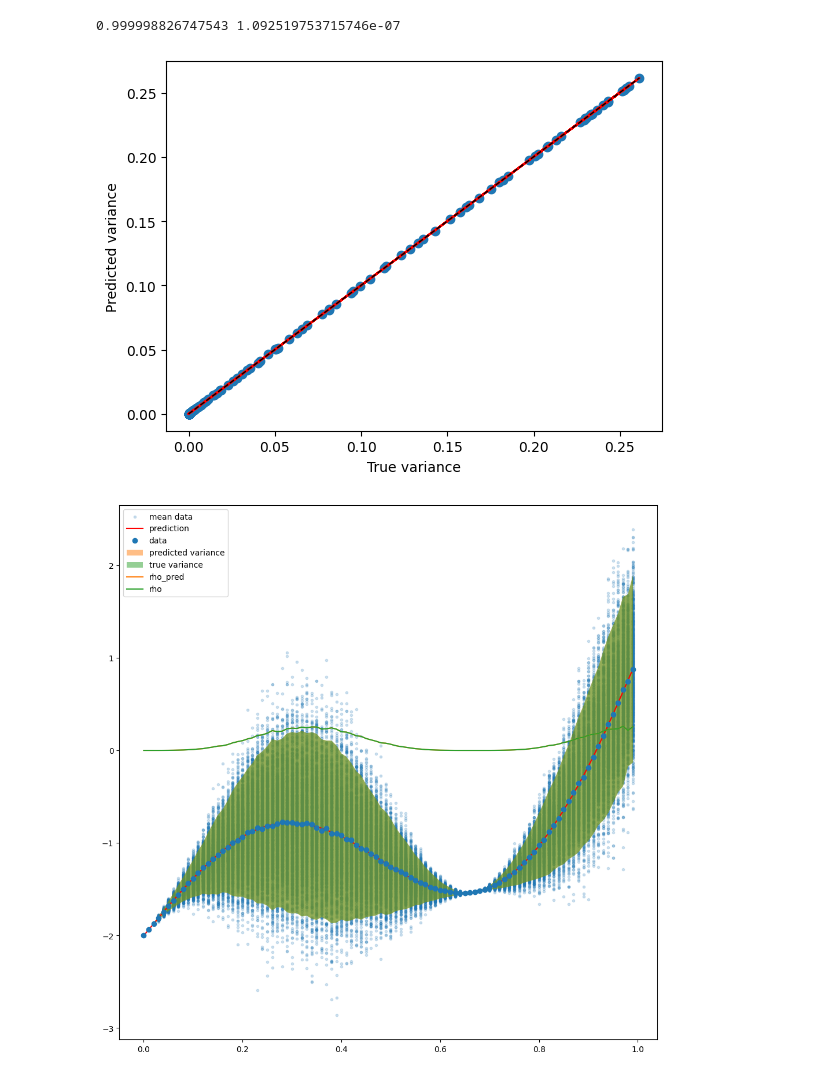
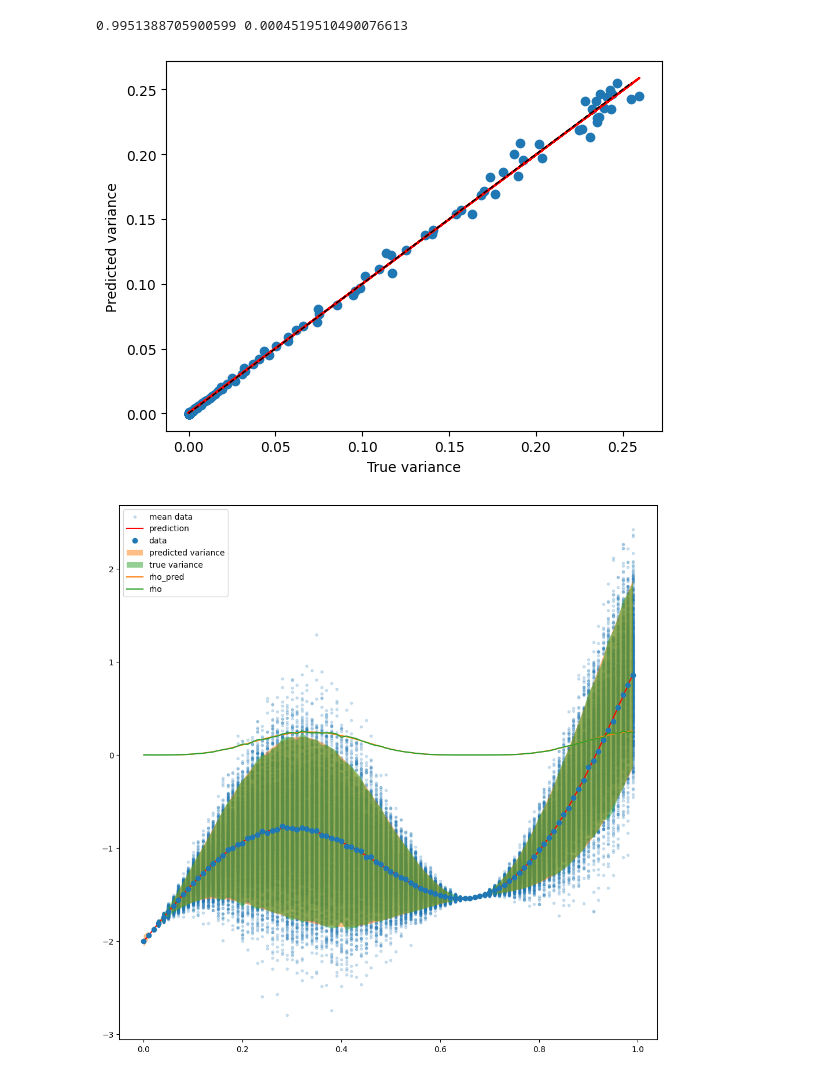
Before and after one commit to Queimo/DGEMO, a Jupyter notebook: debug_noise_model.ipynb, the cells around one changed output. Saved outputs shown, nothing was run; the diff lists cells and outputs as text; code cells hidden in the pictures.

Commit message:
only pretrained noise model (remove noise added loss term)

```diff
--- a/debug_noise_model.ipynb
+++ b/debug_noise_model.ipynb
@@ -71,9 +71,9 @@ def initialize_model(train_x, train_y, train_rho=None):
         model = SingleTaskGP(
             train_X=train_x,
             train_Y=train_y_mean[..., i:i+1],
-            train_Yvar=train_y_var[..., i:i+1],
+            # train_Yvar=train_y_var[..., i:i+1],
             # input_transform=self.input_transform,
-            outcome_transform=Standardize(m=1),
+            # outcome_transform=Standardize(m=1),
             )
 
         models.append(model)
@@ -114,7 +114,6 @@ X_pred, Y_pred = transform.undo(x_pred, y_pred)
 Y_pred = y_pred
 S_pred = var['S']
 rho_pred = np.exp(var['rho_F'])
-rho_pred = noise_model.posterior(torch.tensor(x_pred, **tkwargs),
-                                 ).mean.cpu().detach().numpy()
+rho_pred = noise_model.posterior(torch.tensor(x_pred, **tkwargs)).mean.cpu().detach().numpy()
 # %% [output]
 rho statistics
@@ -161,31 +160,31 @@ plt.ylabel('Predicted variance')
 
 plt.show()
 # %% [output]
-0.999998826747543 1.092519753715746e-07
+0.9951388705900599 0.0004519510490076613
-[figure, old version]
+[figure, new version]
 # %%
 import matplotlib.pyplot as plt
 fig, axes = plt.subplots(ncols=1, figsize=(12, 12))
 
 # X-full over Y-full
 ax = axes
 ax.scatter(X_full.flatten(), Y_full.flatten(), label='mean data', alpha=0.2, marker='.')
 ax.plot(X_pred, Y_pred, label='prediction', color='r')
 
 # ax = axes[0]
 ax.plot(X, Y, 'o', label='data')
 ax.fill_between(X_pred.flatten(), Y_pred.flatten()-2*rho_pred.flatten()**0.5, Y_pred.flatten()+2*rho_pred.flatten()**0.5, alpha=0.5, label='predicted variance')
-ax.fill_between(X_pred.flatten(), Y_pred.flatten()-2*Y_var.flatten()**0.5, Y_pred.flatten()+2*Y_var.flatten()**0.5, alpha=0.5, label='true variance')
+ax.fill_between(X.flatten(), Y.flatten()-2*Y_var.flatten()**0.5, Y.flatten()+2*Y_var.flatten()**0.5, alpha=0.5, label='true variance')
 # ax.fill_between(X_pred.flatten(), Y_pred.flatten()-2*rho_pred.flatten(), Y_pred.flatten()+2*rho_pred.flatten(), alpha=0.5, label='predicted variance')
 # ax.fill_between(X_pred.flatten(), Y_pred.flatten()-2*Y_var.flatten(), Y_pred.flatten()+2*Y_var.flatten(), alpha=0.5, label='true variance')
-ax.plot(X, rho_pred, label='rho_pred')
+ax.plot(X_pred, rho_pred, label='rho_pred')
 ax.plot(X, Y_var, label='rho')
 ax.legend()
 
 
 plt.show()
 # %% [output]
-[figure, old version]
+[figure, new version]
 # %%
 # VARIANCE
 X, X_full, Y_full, x_pred = init()
```
Also changed, not shown: parts of 6 cells of this notebook, 2 other files.
